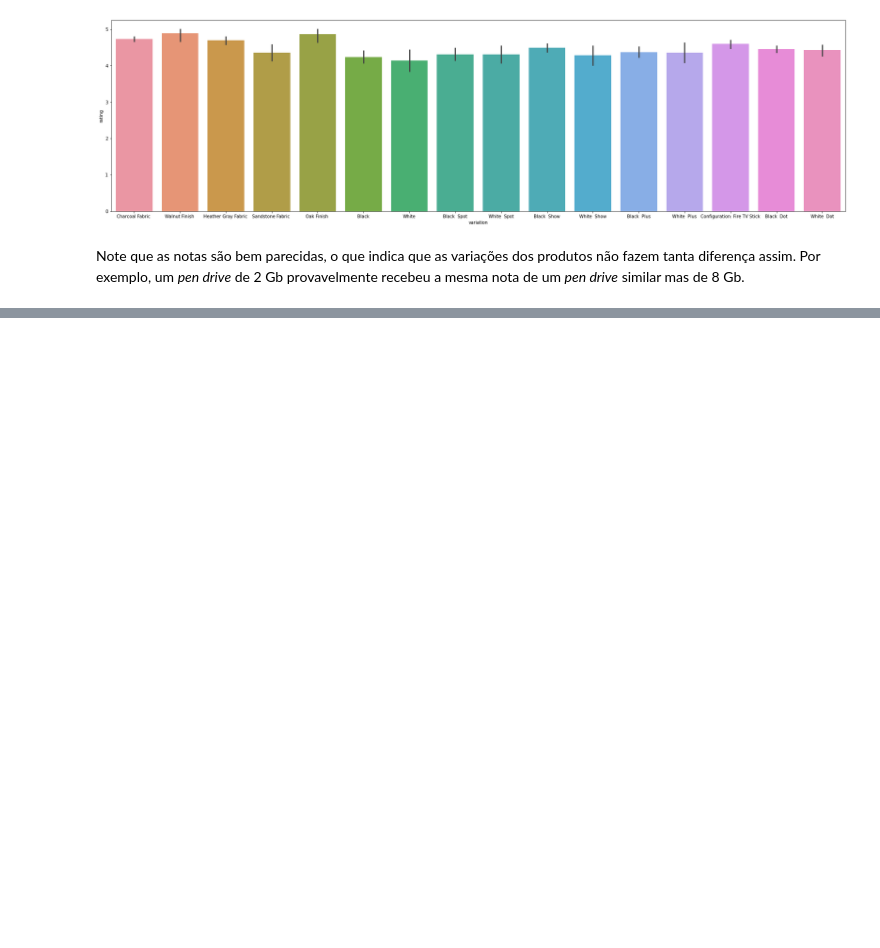
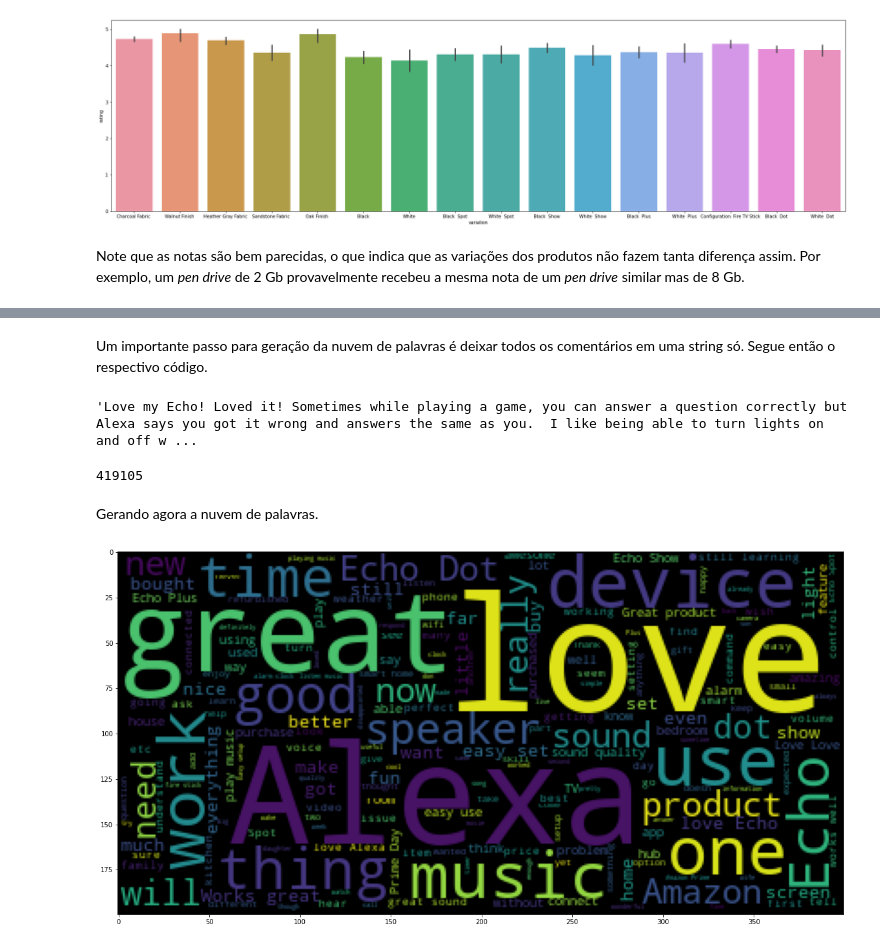
Before and after one commit to Mario-RJunior/relacoes-publicas-clientes-NLP, a Jupyter notebook: relacoes_publicas_NLP.ipynb, the cells around one changed output, grey strips where cells are left out. Cells and saved outputs as stored; diff of their text form; code cells hidden in the pictures; blank space fills up the shorter version.

Commit message:
Gerando nuvem de palavras

```diff
--- a/relacoes_publicas_NLP.ipynb
+++ b/relacoes_publicas_NLP.ipynb
@@ -225,0 +230,4 @@ Note que as notas são bem parecidas, o que indica que as variações dos produt
+# %%
+# Criando uma lista dos reviews
+sentences = reviews_df['verified_reviews'].tolist()
+len(sentences)
@@ -225,0 +245,24 @@ Note que as notas são bem parecidas, o que indica que as variações dos produt
+# %% [markdown]
+Um importante passo para geração da nuvem de palavras é deixar todos os comentários em uma string só. Segue então o respectivo código.
+# %%
+# Juntando as sentenças em uma única string
+sentence_as_one_string = ' '.join(sentences)
+sentence_as_one_string
+# %% [output]
+'Love my Echo! Loved it! Sometimes while playing a game, you can answer a question correctly but Alexa says you got it wrong and answers the same as you.  I like being able to turn lights on and off w ...
+# %%
+# Verificando o temanho da string
+len(sentence_as_one_string)
+# %% [output]
+419105
+# %% [markdown]
+Gerando agora a nuvem de palavras.
+# %%
+# Importanto a biblioteca
+from wordcloud import WordCloud
+
+# Gerando a imagem
+plt.figure(figsize=(20,20))
+plt.imshow(WordCloud().generate(sentence_as_one_string));
+# %% [output]
+[figure, added]
```
Also changed, not shown: parts of 4 cells of this notebook.
